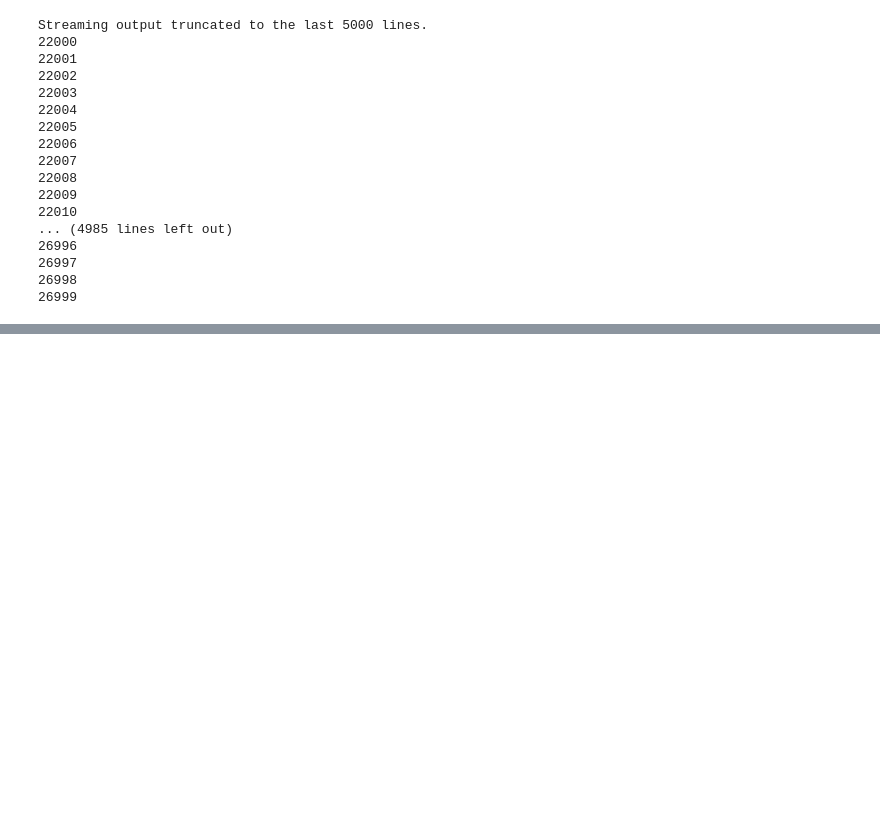
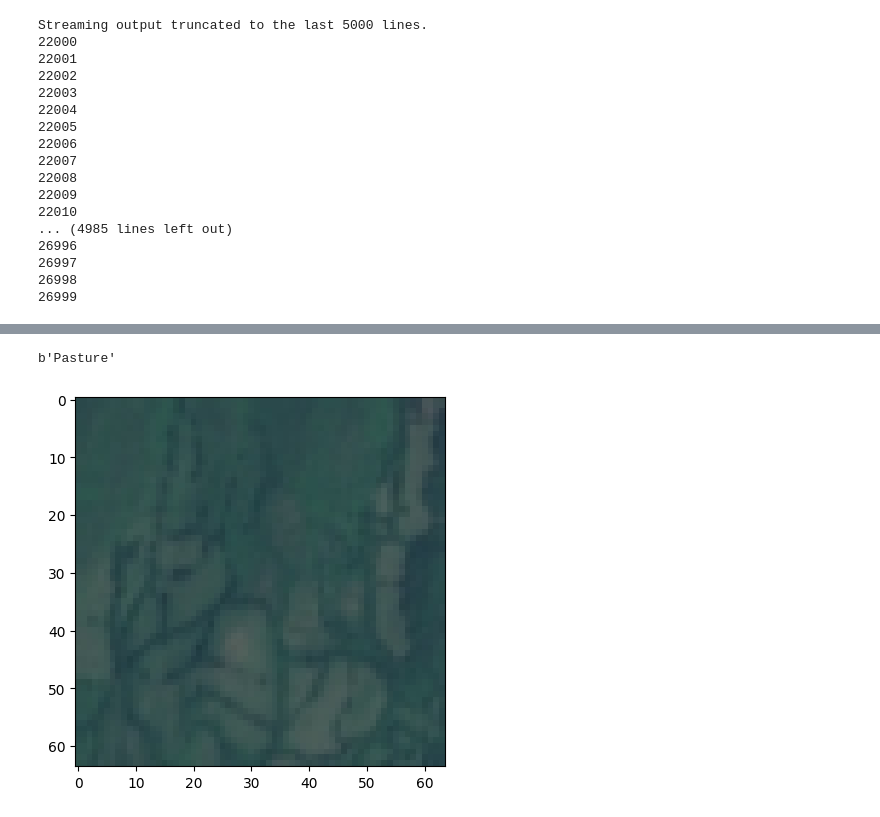
Before and after one commit to RekhaRani-0916/EuroSat, a Jupyter notebook: EuroSat.ipynb, the cells around one changed output, grey strips where cells are left out. Cells and saved outputs as stored; diff of their text form; code cells hidden in the pictures; blank space fills up the shorter version.

```diff
--- a/EuroSat.ipynb
+++ b/EuroSat.ipynb
@@ -108,0 +179,16 @@ Streaming output truncated to the last 5000 lines.
+# %%
+# first line uses balanced labels
+# second line uses original imbalanced labels
+
+# X_train, X_test, y_train, y_test = train_test_split(XBal, yBal, stratify = yBal, train_size = 0.5, random_state=42)
+X_train, X_test, y_train, y_test = train_test_split(XImages, yLabels, stratify = yLabels, train_size = 0.5, random_state=42)
+# %%
+# test that the labels and images are still matched up properly
+tmp = 7000
+img = X_train[tmp]
+
+print(label_names[y_train[tmp]])
+plt.imshow(img);
+# %% [output]
+b'Pasture'
+[figure, added]
```
Also changed, not shown: parts of 32 cells of this notebook.
